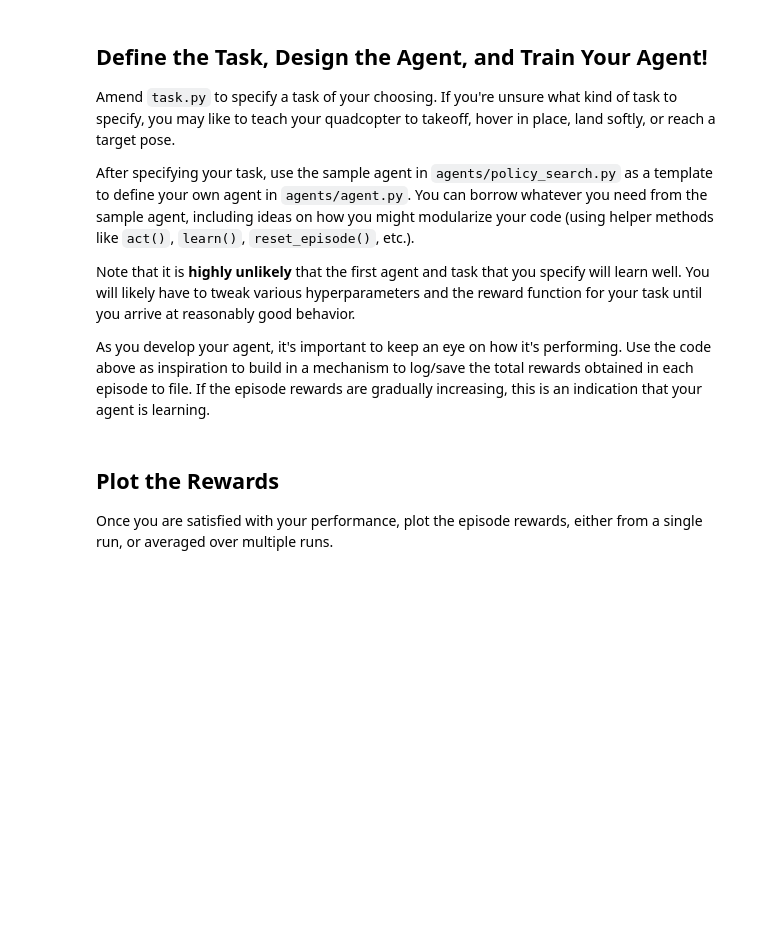
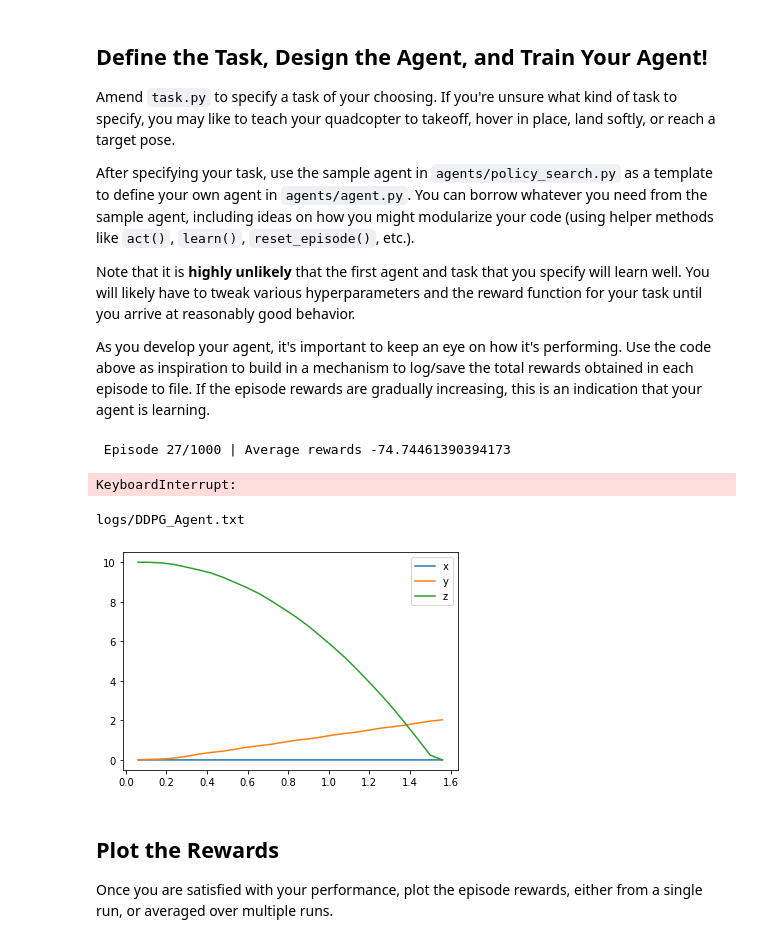
Before and after one commit to crodriguez1a/RL-Quadcopter-2, a Jupyter notebook: Quadcopter_Project.ipynb, the cells around one changed output. Drawn from its saved outputs; the diff is of its cells as text; code cells hidden in the pictures; blank space fills up the shorter version.

```diff
--- a/Quadcopter_Project.ipynb
+++ b/Quadcopter_Project.ipynb
@@ -217,3 +243,47 @@ As you develop your agent, it's important to keep an eye on how it's performing.
+# %%
+import numpy as np
+
+from agents import DDPG_Agent, PolicySearch_Agent
+from test_train import train
+from task import Task
+
+num_episodes = 1000 #1000
+
+setup = {
+    "init_pose": np.array([0., 0., 10., 0., 0., 0.]),
+    "init_velocities": np.array([0., 0., 0.]),
+    "init_angle_velocities": np.array([0., 0., 0.]),
+    "target_pos": np.array([5., 10., 50.]),
+    "runtime": 5.
+}
+
+my_task:Task = Task(**setup)
+ddpg_agent:DDPG_Agent = DDPG_Agent(my_task)
+ps_agent:PolicySearch_Agent = PolicySearch_Agent(my_task)
+
+train(ddpg_agent, my_task, num_episodes)
+# train(ps_agent, my_task, num_episodes)
+# %% [output]
+ Episode 27/1000 | Average rewards -74.74461390394173
+KeyboardInterrupt:
+# %%
+# Simulate
+chosen_agent = ddpg_agent
+simulation = Simulation(my_task, chosen_agent)
+simulation.start()
+my_results = simulation.results
+# %% [output]
+logs/DDPG_Agent.txt
+# %%
+%matplotlib inline
+
+plt.plot(my_results['time'], my_results['x'], label='x')
+plt.plot(my_results['time'], my_results['y'], label='y')
+plt.plot(my_results['time'], my_results['z'], label='z')
+plt.legend()
+_ = plt.ylim()
+# %% [output]
+[figure, added]
 # %% [markdown]
 ## Plot the Rewards
 
```
Also changed, not shown: parts of 14 cells of this notebook, 14 other files.
